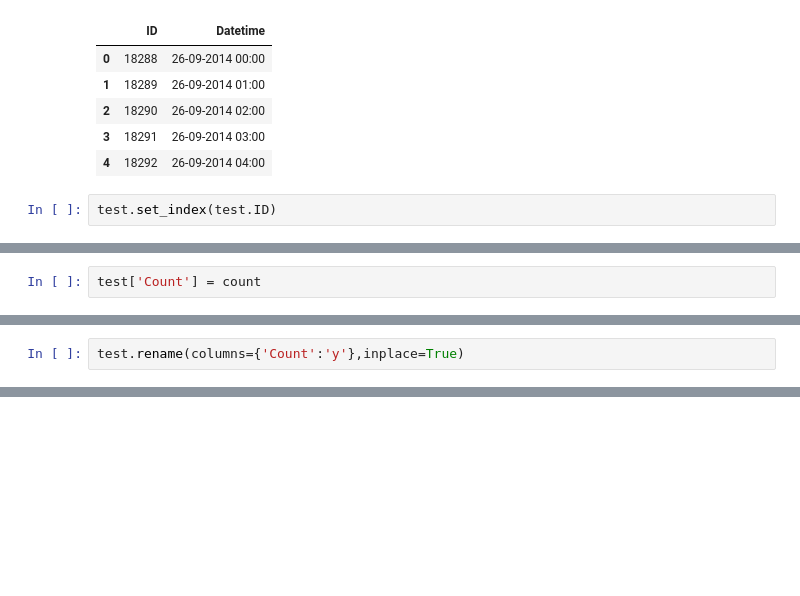
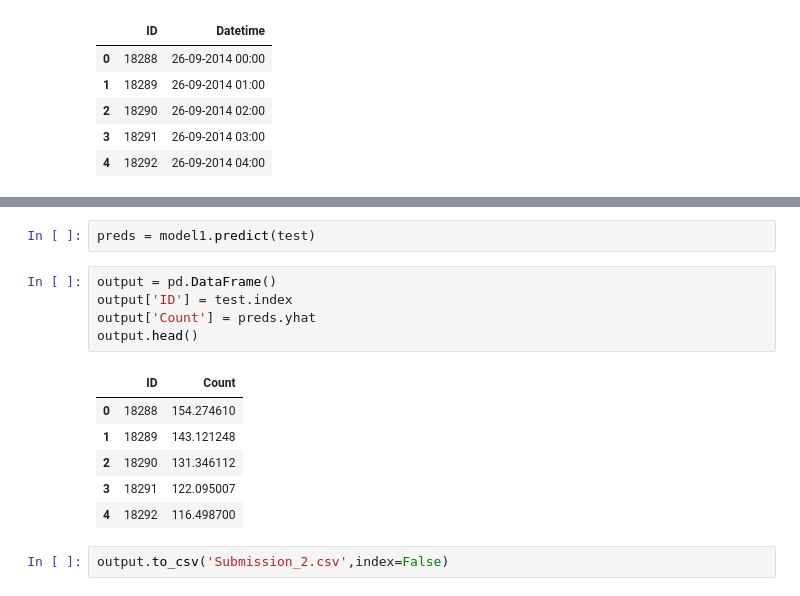
Before and after one commit to shivam5600/Time-Series-using-Fbprophet, a Jupyter notebook: univariate_fbprophet.ipynb, the cells around one changed output, grey strips where cells are left out. Cells and saved outputs as stored; diff of their text form; blank space fills up the shorter version.

```diff
--- a/univariate_fbprophet.ipynb
+++ b/univariate_fbprophet.ipynb
@@ -255,5 +181,3 @@ test.head()
 | 2 | 18290 | 26-09-2014 02:00 |
 | 3 | 18291 | 26-09-2014 03:00 |
 | 4 | 18292 | 26-09-2014 04:00 |
-# %%
-test.set_index(test.ID)
@@ -344,2 +183,0 @@ count = round(preds.yhat)
-# %%
-test['Count'] = count
@@ -365,2 +183,0 @@ px.line(test,y='Count')
-# %%
-test.rename(columns={'Count':'y'},inplace=True)
@@ -440,0 +206,16 @@ test
+# %%
+preds = model1.predict(test)
+# %%
+output = pd.DataFrame()
+output['ID'] = test.index
+output['Count'] = preds.yhat
+output.head()
+# %% [output]
+|  | ID | Count |
+| 0 | 18288 | 154.274610 |
+| 1 | 18289 | 143.121248 |
+| 2 | 18290 | 131.346112 |
+| 3 | 18291 | 122.095007 |
+| 4 | 18292 | 116.498700 |
+# %%
+output.to_csv('Submission_2.csv',index=False)
```
Also changed, not shown: parts of 42 cells of this notebook, 1 other file.
